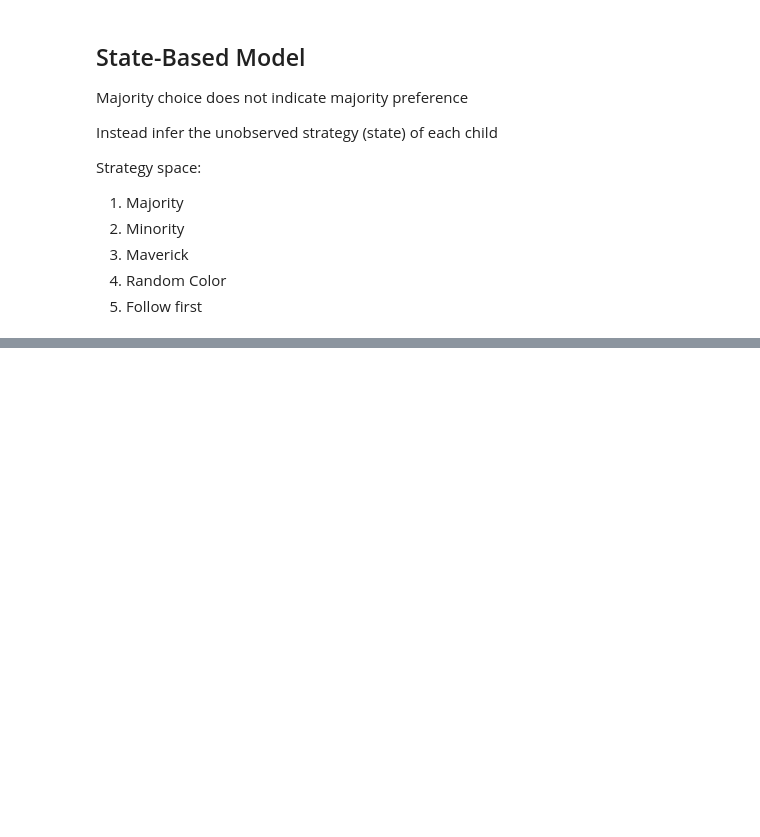
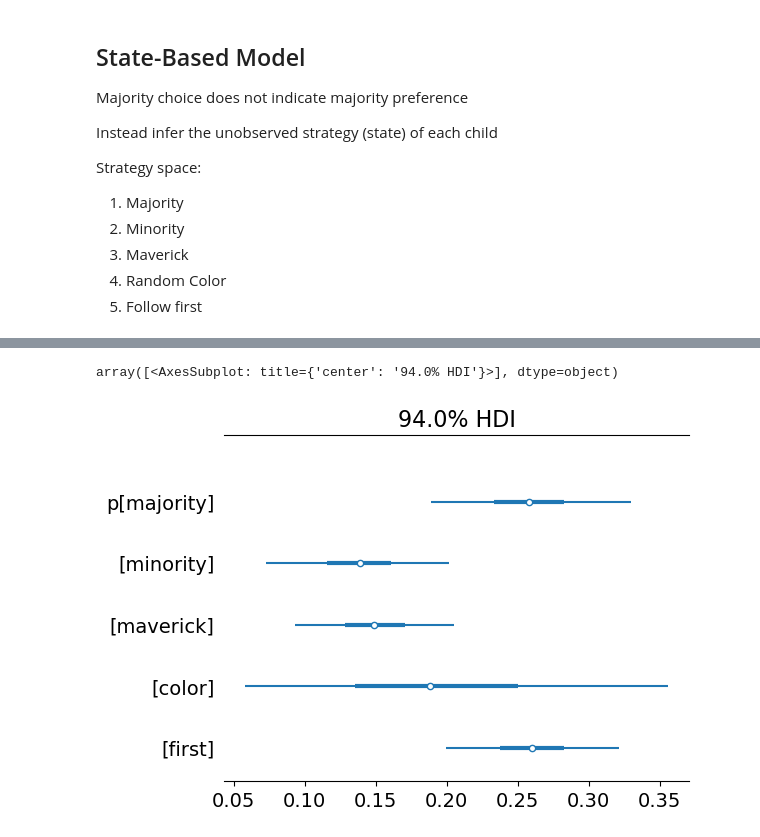
Before and after one commit to kpjmcg/Statistical-Rethinking-2023-Python-Notes, a Jupyter notebook: Lecture_19_2023.ipynb, the cells around one changed output, grey strips where cells are left out. Saved outputs shown, nothing was run; the diff lists cells and outputs as text; code cells hidden in the pictures; blank space fills up the shorter version.

```diff
--- a/Lecture_19_2023.ipynb
+++ b/Lecture_19_2023.ipynb
@@ -279,0 +309,43 @@ Strategy space:
+# %%
+#Partially adapted from Rethinking 2 notes, updated for pytensor and CustomDist() API
+
+#Defining a custom logp for our model.
+def child_logp(y,p,majority_first): # Order of arguments is important, value (y in our case) must be first.
+
+    theta_j = [None] * 5
+
+    # Probability of data
+    theta_j[0] = pt.switch(pt.eq(y, 2), 1, 0)
+    theta_j[1] = pt.switch(pt.eq(y, 3), 1, 0)
+    theta_j[2] = pt.switch(pt.eq(y, 1), 1, 0)
+    theta_j[3] = pt.ones_like(y) * 1 / 3
+    theta_j[4] = pt.switch(
+        pt.eq(majority_first, 1), pt.switch(pt.eq(y, 2), 1, 0), pt.switch(pt.eq(y, 3), 1, 0)
+    )
+
+    # Compute log ( p_s * Pr(y_i|s) )
+    for i in range(5):
+        theta_j[i] = pt.log(theta_j[i]) + pt.log(p[i])
+
+    # Compute average log-probability of y_i
+    return  pt.sum(pm.math.logsumexp(theta_j, axis=0))
+
+coords = {'strategy':['majority','minority','maverick','color','first']}
+
+with pm.Model(coords=coords) as child_m:
+
+    #Data
+    y = pm.MutableData('y',boxes['y'].values)
+    majority_first = pm.MutableData('majority_first',
+                                    boxes['majority_first'].values)
+
+    #Prior
+
+    p = pm.Dirichlet('p',np.array([4,4,4,4,4]),dims='strategy')
+
+    #Probability of data, whats the probability that a strategy
+    #produces a result
+
+    likelihood = pm.CustomDist('likelihood',p,majority_first,logp=child_logp,observed=y) #Note argument order!
+
+    child_trace = pm.sample()
@@ -279,0 +368,5 @@ Strategy space:
+# %%
+az.plot_forest(child_trace,combined=True)
+# %% [output]
+array([<AxesSubplot: title={'center': '94.0% HDI'}>], dtype=object)
+[figure, added]
```
Also changed, not shown: parts of 24 cells of this notebook.
